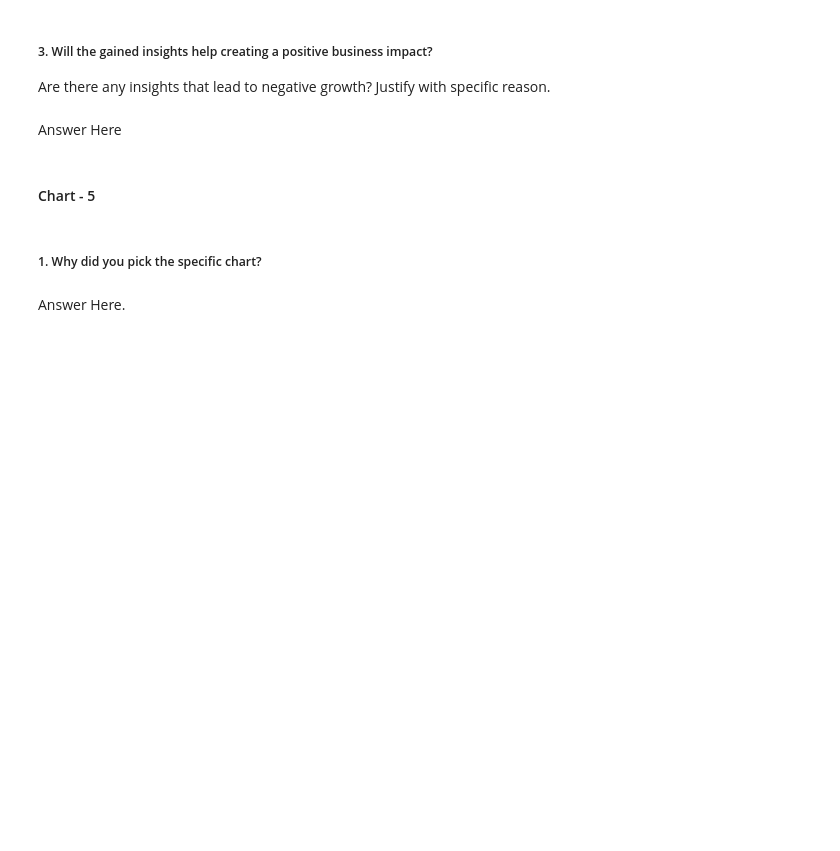
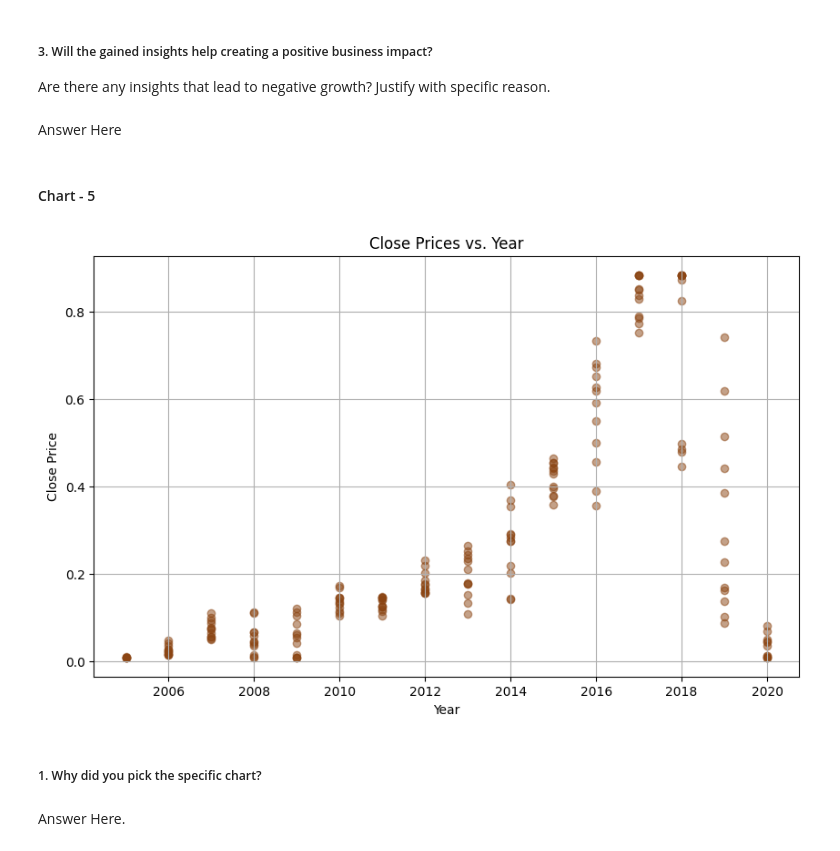
Before and after one commit to deveshsharma09/Yes-Bank-Stock-Closing-Price-Prediction, a Jupyter notebook: Yes_Bank_Stock_Closing_Price_Prediction.ipynb, the cells around one changed output. Saved outputs shown, nothing was run; the diff lists cells and outputs as text; code cells hidden in the pictures; blank space fills up the shorter version.

```diff
--- a/Yes_Bank_Stock_Closing_Price_Prediction.ipynb
+++ b/Yes_Bank_Stock_Closing_Price_Prediction.ipynb
@@ -309,3 +438,20 @@ Answer Here
+# %%
+# Chart - 5 visualization code
+import matplotlib.pyplot as plt
+
+# Extract year from the 'Date' column
+df['Year'] = df['Date'].dt.year
+
+# Create scatter plot of Close prices vs. Year
+plt.figure(figsize=(10, 6))
+plt.scatter(df['Year'], df['Close'], color='saddlebrown', alpha=0.5)
+plt.title('Close Prices vs. Year')
+plt.xlabel('Year')
+plt.ylabel('Close Price')
+plt.grid(True)
+plt.show()
+# %% [output]
+[figure, added]
 # %% [markdown]
 ##### 1. Why did you pick the specific chart?
 # %% [markdown]
```
Also changed, not shown: parts of 45 cells of this notebook.
